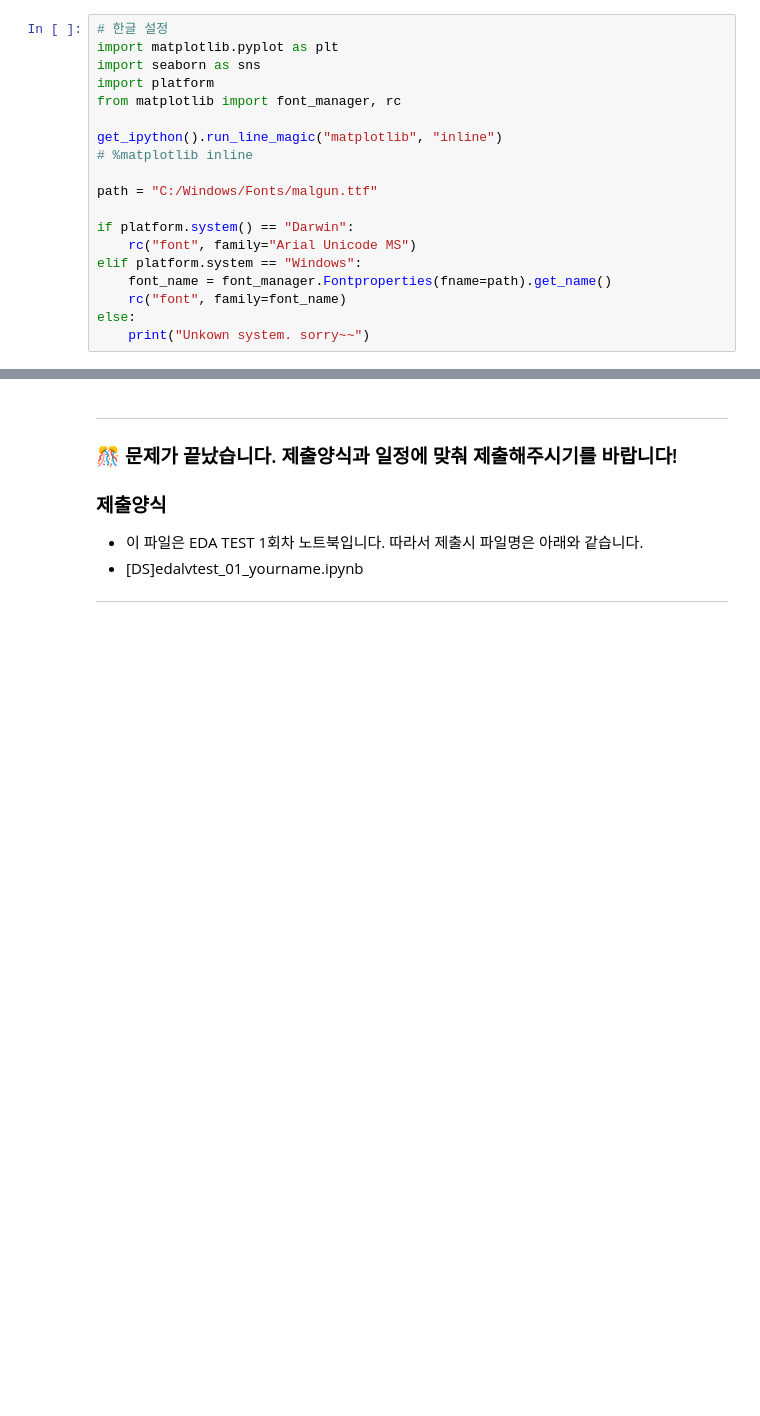
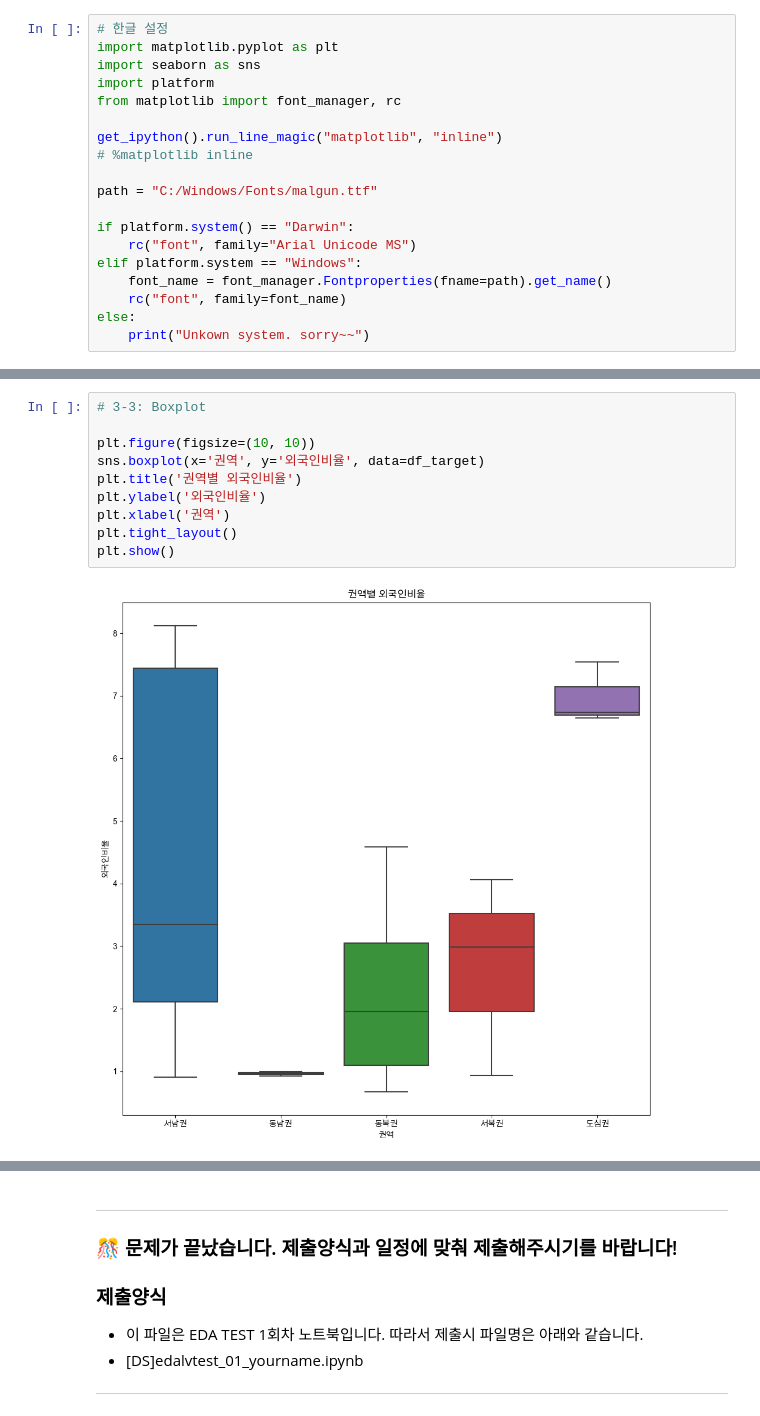
Before and after one commit to w25536/python, a Jupyter notebook: 제로베이스/EDA 테스트 1회차/[DS]18_eda1_suhjeongho.ipynb, the cells around one changed output, grey strips where cells are left out. Saved outputs shown, nothing was run; the diff lists cells and outputs as text; blank space fills up the shorter version.

```diff
--- a/제로베이스/EDA 테스트 1회차/[DS]18_eda1_suhjeongho.ipynb
+++ b/제로베이스/EDA 테스트 1회차/[DS]18_eda1_suhjeongho.ipynb
@@ -418,3 +434,15 @@ else:
+# %%
+# 3-3: Boxplot
+
+plt.figure(figsize=(10, 10))
+sns.boxplot(x='권역', y='외국인비율', data=df_target)
+plt.title('권역별 외국인비율')
+plt.ylabel('외국인비율')
+plt.xlabel('권역')
+plt.tight_layout()
+plt.show()
+# %% [output]
+[figure, added]
 # %% [markdown]
 ### **문제 3-4)** 자치구별 외국인비율-세대당인구를 Scatter plot에 나타내고, 상관관계에 따른 Regression Line을 시각화 하세요.    (10점)
 
```
Also changed, not shown: parts of 8 cells of this notebook, 2 other files.
